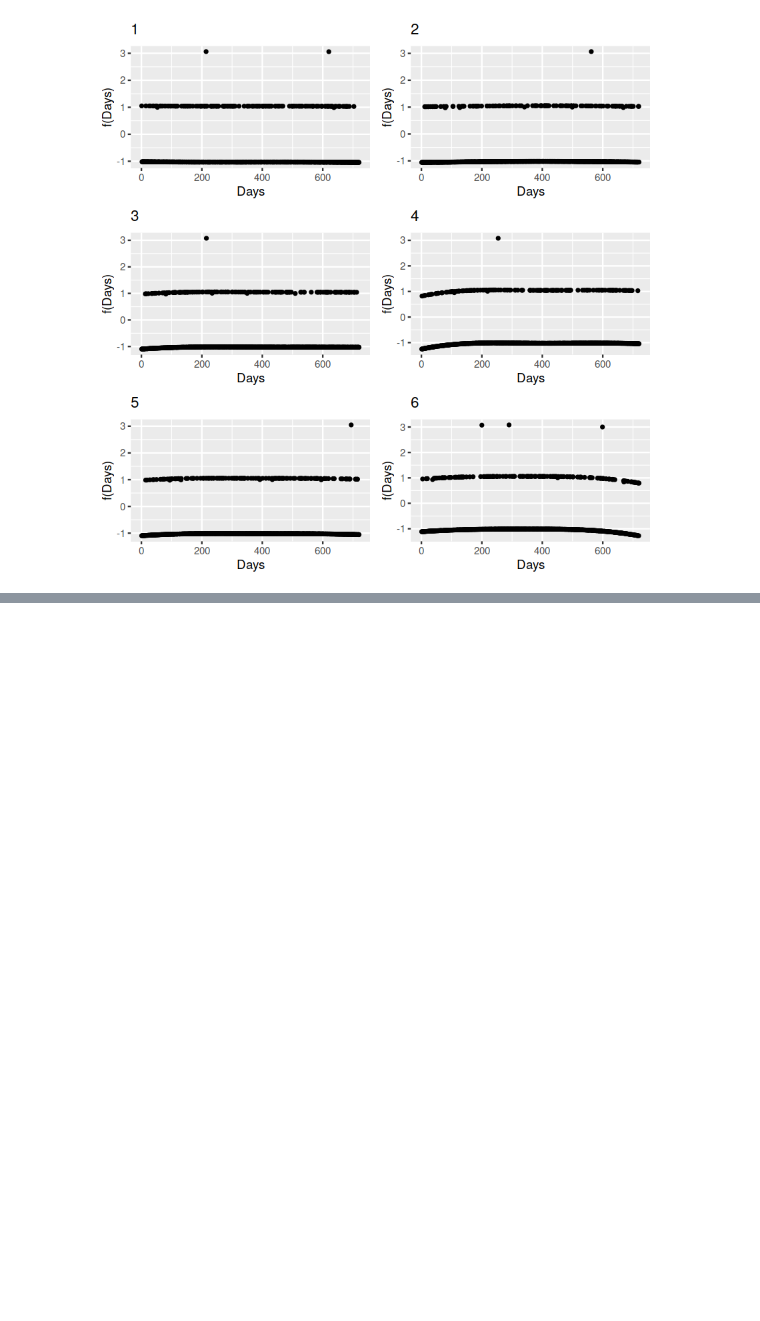
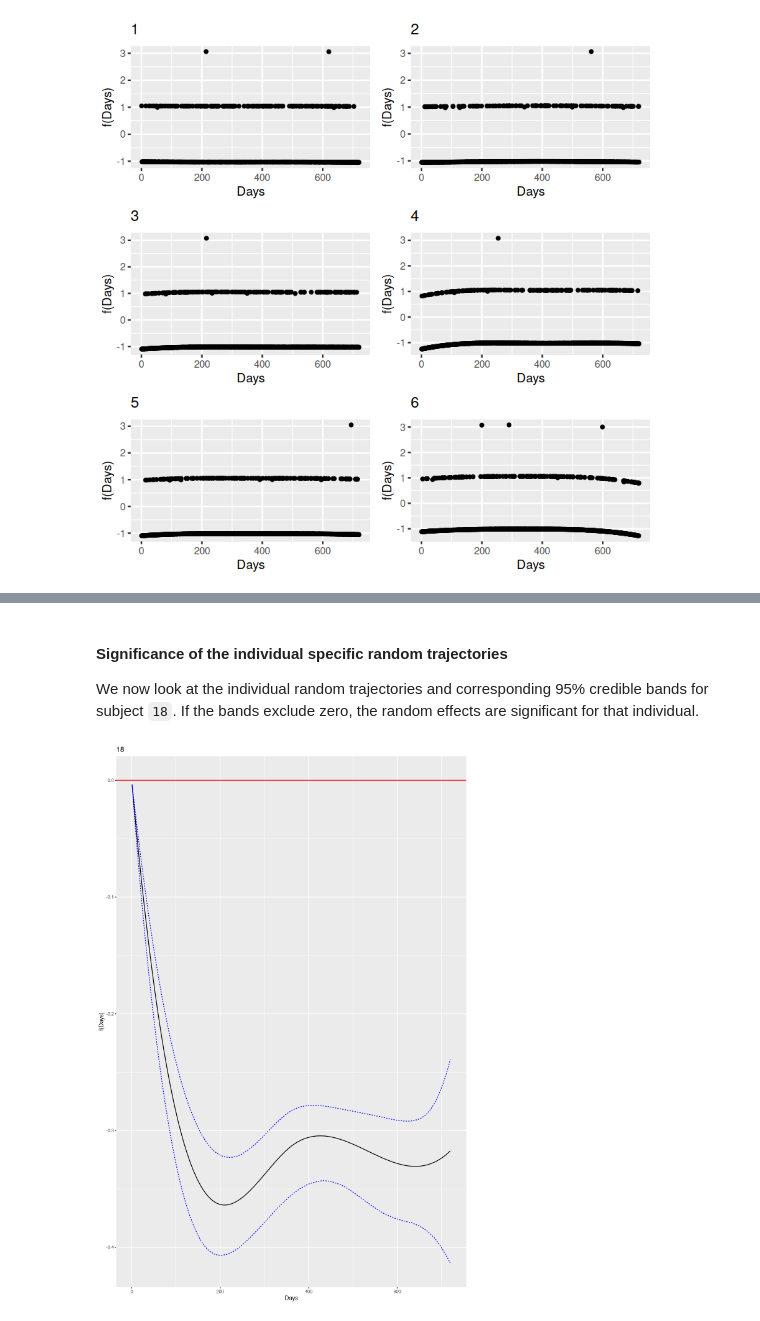
Before and after one commit to baurley/Mixed.SVM, a Jupyter notebook: notebooks/daily-drinking-notebook-demo.ipynb, the cells around one changed output, grey strips where cells are left out. Drawn from its saved outputs; the diff is of its cells as text; code cells hidden in the pictures; blank space fills up the shorter version.

```diff
--- a/notebooks/daily-drinking-notebook-demo.ipynb
+++ b/notebooks/daily-drinking-notebook-demo.ipynb
@@ -325,0 +349,21 @@ for (j in 1:length(subj)) {
+# %% [markdown]
+#### Significance of the individual specific random trajectories
+We now look at the individual random trajectories and corresponding 95% credible bands for subject `18`. If the bands exclude zero, the random effects are significant for that individual.
+# %%
+subjects<-unique(U)
+
+subj <- c(18) # specify which subjects to plot
+
+options(repr.plot.width=10, repr.plot.height=15)
+
+vplayout <- function(x, y) viewport(layout.pos.row = x, layout.pos.col = y)
+
+grid.newpage()
+pushViewport(viewport(layout = grid.layout(length(subj), 1)))
+
+for (j in 1:length(subj)) {
+    fig1 <- Ind.trajectory.CI(subj=subj[j], T, U, MCMC.res, burn.in, knot.seq, Tmax)
+    print(fig1,vp=vplayout(j,1))
+}
+# %% [output]
+[figure, added]
```
Also changed, not shown: parts of 12 cells of this notebook, 2 other files.
